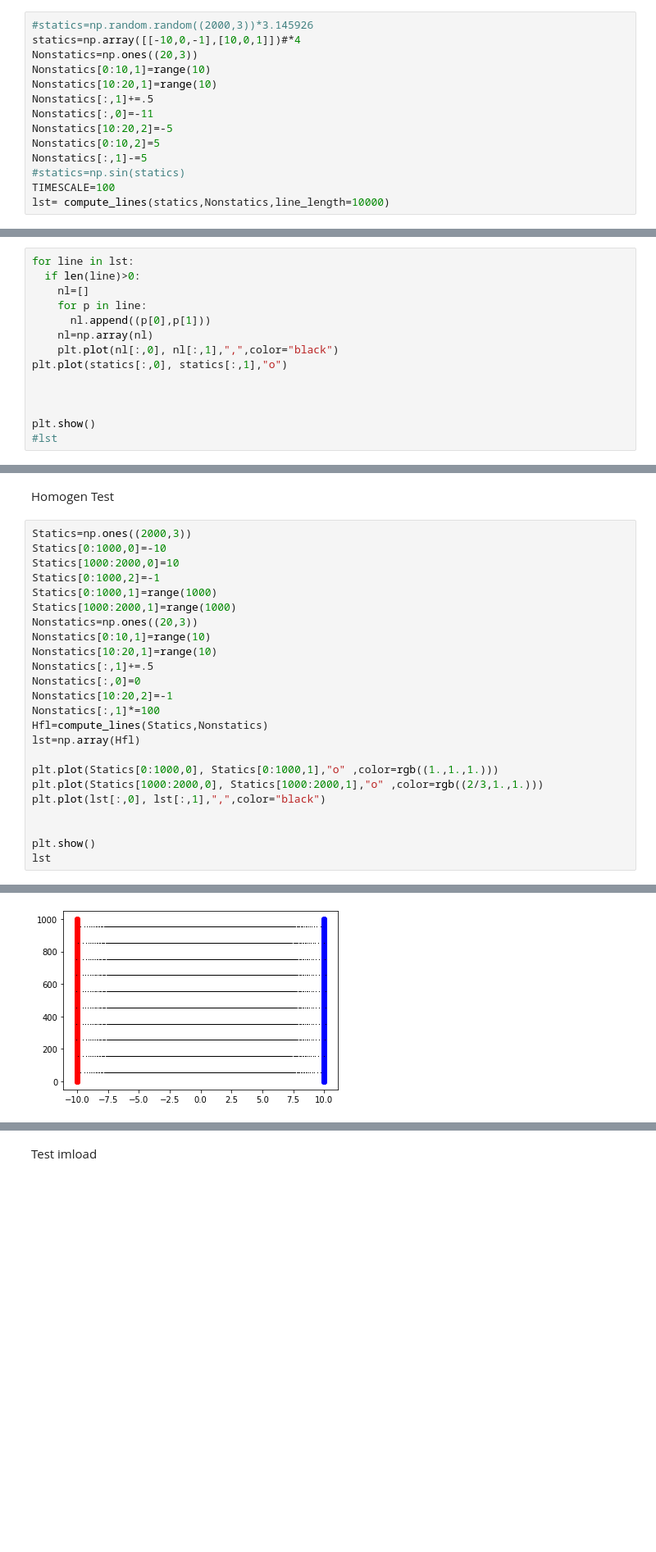
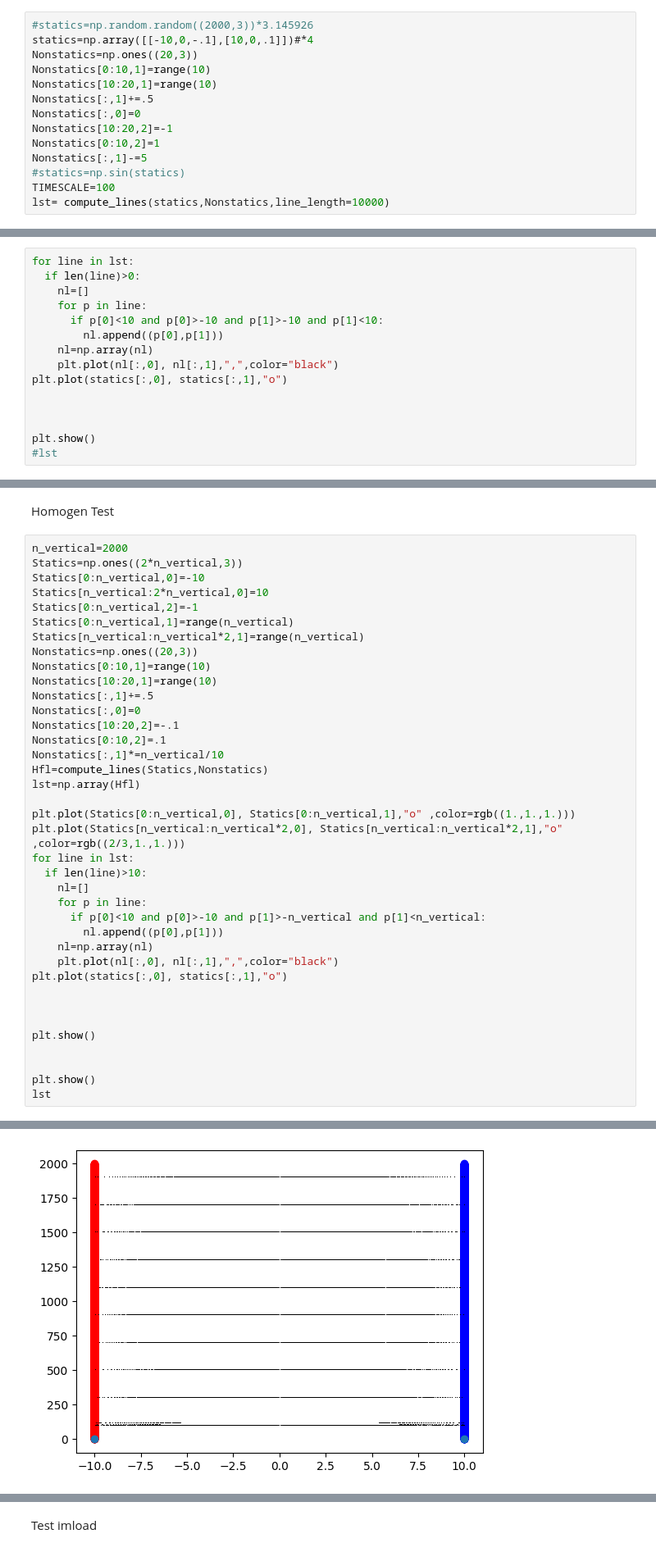
Before and after one commit to pyqt555/cudaFieldLines, a Jupyter notebook: main.ipynb, the cells around one changed output, grey strips where cells are left out. Shown: that part at 82% size. Saved outputs shown, nothing was run; the diff lists cells and outputs as text; blank space fills up the shorter version.

```diff
--- a/main.ipynb
+++ b/main.ipynb
@@ -231,14 +231,14 @@ Requirement already satisfied: line_profiler in /usr/local/lib/python3.7/dist-pa
 Random tests
 # %%
 #statics=np.random.random((2000,3))*3.145926
-statics=np.array([[-10,0,-1],[10,0,1]])#*4
+statics=np.array([[-10,0,-.1],[10,0,.1]])#*4
 Nonstatics=np.ones((20,3))
 Nonstatics[0:10,1]=range(10)
 Nonstatics[10:20,1]=range(10)
 Nonstatics[:,1]+=.5
-Nonstatics[:,0]=-11
-Nonstatics[10:20,2]=-5
-Nonstatics[0:10,2]=5
+Nonstatics[:,0]=0
+Nonstatics[10:20,2]=-1
+Nonstatics[0:10,2]=1
 Nonstatics[:,1]-=5
 #statics=np.sin(statics)
 TIMESCALE=100
@@ -267,7 +250,8 @@ for line in lst:
   if len(line)>0:
     nl=[]
     for p in line:
-      nl.append((p[0],p[1]))
+      if p[0]<10 and p[0]>-10 and p[1]>-10 and p[1]<10:
+        nl.append((p[0],p[1]))
     nl=np.array(nl)
     plt.plot(nl[:,0], nl[:,1],",",color="black")
 plt.plot(statics[:,0], statics[:,1],"o")
@@ -281,25 +265,39 @@ plt.show()
 # %% [markdown]
 Homogen Test
 # %%
-Statics=np.ones((2000,3))
-Statics[0:1000,0]=-10
-Statics[1000:2000,0]=10
-Statics[0:1000,2]=-1
-Statics[0:1000,1]=range(1000)
-Statics[1000:2000,1]=range(1000)
+n_vertical=2000
+Statics=np.ones((2*n_vertical,3))
+Statics[0:n_vertical,0]=-10
+Statics[n_vertical:2*n_vertical,0]=10
+Statics[0:n_vertical,2]=-1
+Statics[0:n_vertical,1]=range(n_vertical)
+Statics[n_vertical:n_vertical*2,1]=range(n_vertical)
 Nonstatics=np.ones((20,3))
 Nonstatics[0:10,1]=range(10)
 Nonstatics[10:20,1]=range(10)
 Nonstatics[:,1]+=.5
 Nonstatics[:,0]=0
-Nonstatics[10:20,2]=-1
-Nonstatics[:,1]*=100
+Nonstatics[10:20,2]=-.1
+Nonstatics[0:10,2]=.1
+Nonstatics[:,1]*=n_vertical/10
 Hfl=compute_lines(Statics,Nonstatics)
 lst=np.array(Hfl)
 
-plt.plot(Statics[0:1000,0], Statics[0:1000,1],"o" ,color=rgb((1.,1.,1.)))
-plt.plot(Statics[1000:2000,0], Statics[1000:2000,1],"o" ,color=rgb((2/3,1.,1.)))
-plt.plot(lst[:,0], lst[:,1],",",color="black")
+plt.plot(Statics[0:n_vertical,0], Statics[0:n_vertical,1],"o" ,color=rgb((1.,1.,1.)))
+plt.plot(Statics[n_vertical:n_vertical*2,0], Statics[n_vertical:n_vertical*2,1],"o" ,color=rgb((2/3,1.,1.)))
+for line in lst:
+  if len(line)>10:
+    nl=[]
+    for p in line:
+      if p[0]<10 and p[0]>-10 and p[1]>-n_vertical and p[1]<n_vertical:
+        nl.append((p[0],p[1]))
+    nl=np.array(nl)
+    plt.plot(nl[:,0], nl[:,1],",",color="black")
+plt.plot(statics[:,0], statics[:,1],"o")
+
+
+
+plt.show()
 
 
 plt.show()
@@ -308 +307 @@ lst
-[figure, old version]
+[figure, new version]
```
Also changed, not shown: parts of 3 cells of this notebook.
